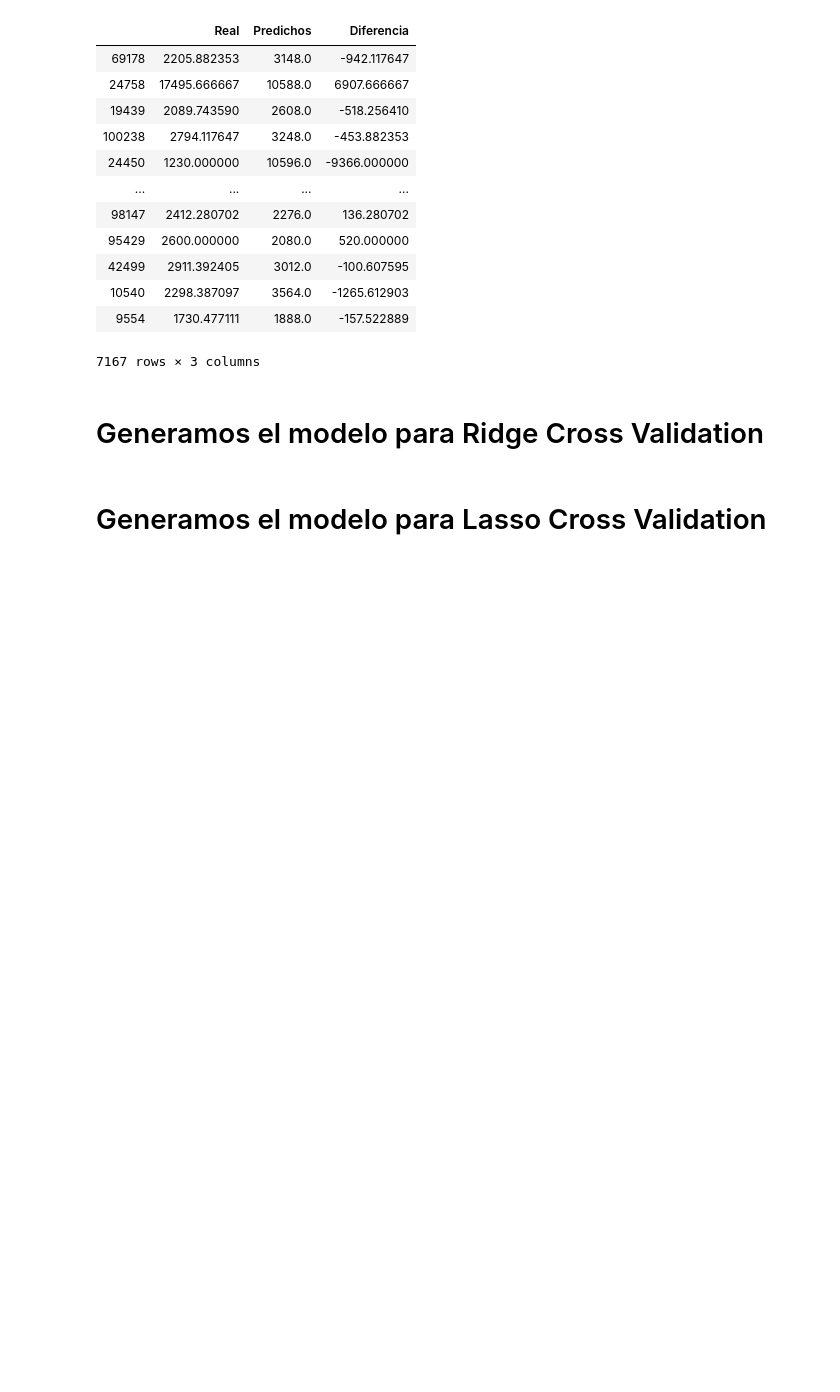
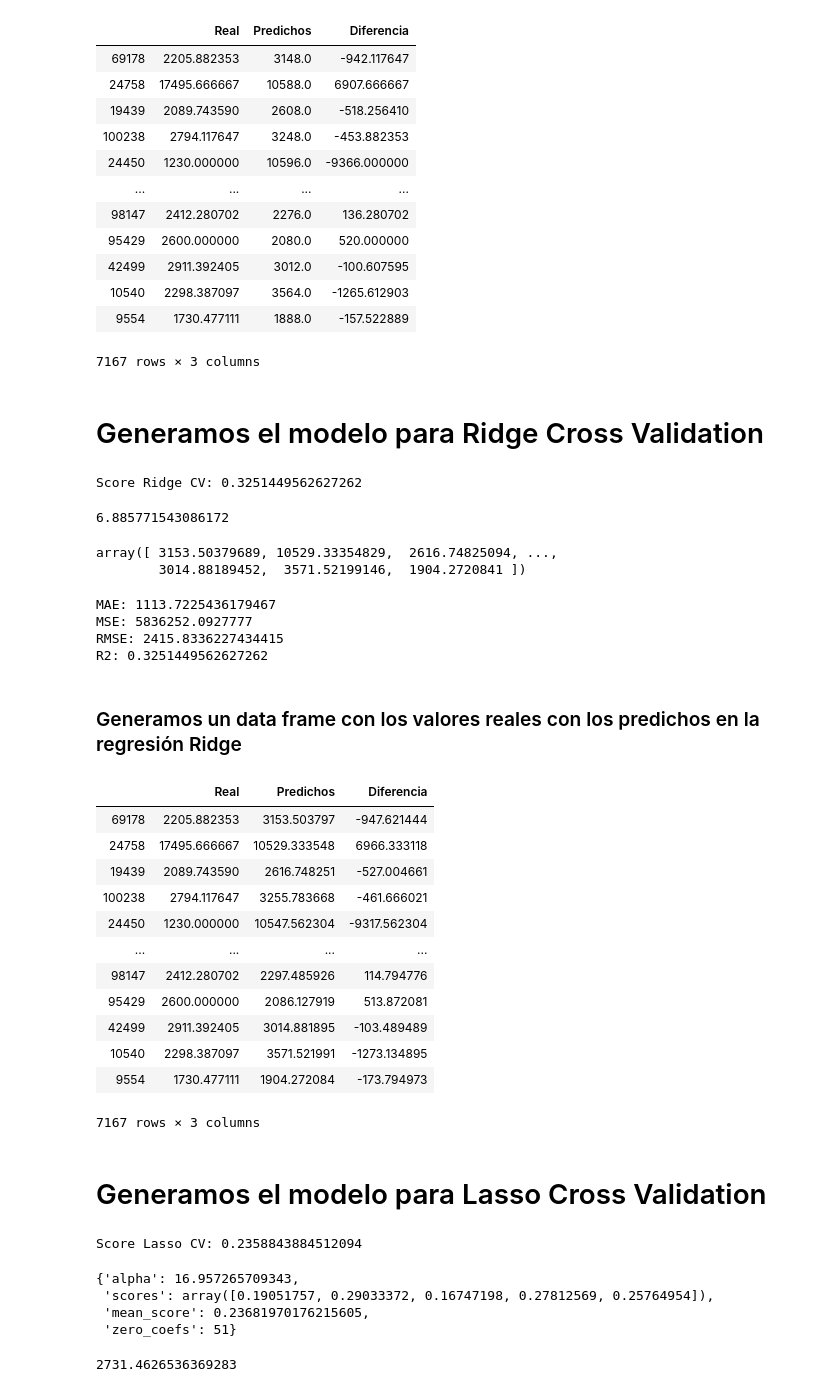
Before and after one commit to rdgagliano/DataScience-Grupo3, a Jupyter notebook: Desafio_2_1.ipynb, the cells around one changed output. Drawn from its saved outputs; the diff is of its cells as text; code cells hidden in the pictures; blank space fills up the shorter version.

Commit message:
Correcciones en los modelos
Ajustes sobre los modelos ridge y lasso.
Se agrego la comparativa entre los modelos regresion lineal simple, ridge y lasso

```diff
--- a/Desafio_2_1.ipynb
+++ b/Desafio_2_1.ipynb
@@ -417,29 +416,81 @@ df_regresion_lineal_prediccion_vs_real
 # %%
 #para el RidgeCV elegimos un alpha desde 0.1 hasta 1, con 300 muestras entre esos dos valores
 
-lm_ridge = RidgeCV(alphas=np.linspace(0.1,1,300), normalize=False, cv=cv)
+lm_ridge = RidgeCV(alphas=np.linspace(4,10,500), normalize=False, cv=cv)
 # Definimos el rango de de búsqueda del hiperparametro explicitamente
 
-model_2 = lm_ridge.fit(X_train, y_train)
+model_ridge = lm_ridge.fit(X_train, y_train)
 
 #ver cual es el alpha que eligio
 
 
-print('Score model_2:', model_2.score(X_test, y_test))
+print('Score Ridge CV:', model_ridge.score(X_test, y_test))
+# %% [output]
+Score Ridge CV: 0.3251449562627262
 # %%
-model_2.alpha_
+model_ridge.alpha_
+# %% [output]
+6.885771543086172
+# %%
+#intentamos predecir
+RidgeCV_predicciones = model_ridge.predict(X_test)
+RidgeCV_predicciones
+# %% [output]
+array([ 3153.50379689, 10529.33354829,  2616.74825094, ...,
+        3014.88189452,  3571.52199146,  1904.2720841 ])
+# %%
+print ('MAE:', metrics.mean_absolute_error(y_true=y_test_array, y_pred=RidgeCV_predicciones))
+print ('MSE:', metrics.mean_squared_error(y_test, RidgeCV_predicciones))
+print ('RMSE:', np.sqrt(metrics.mean_squared_error(y_test, RidgeCV_predicciones)))
+print ('R2:', metrics.r2_score(y_test, RidgeCV_predicciones))
+# %% [output]
+MAE: 1113.7225436179467
+MSE: 5836252.0927777
+RMSE: 2415.8336227434415
+R2: 0.3251449562627262
+# %% [markdown]
+### Generamos un data frame con los valores reales con los predichos en la regresión Ridge
+# %%
+df_ridge_prediccion_vs_real = pd.DataFrame({'Real': y_test, \
+                                           'Predichos': RidgeCV_predicciones.flatten()})
+df_ridge_prediccion_vs_real['Diferencia'] = df_ridge_prediccion_vs_real['Real'] - \
+                                                        df_ridge_prediccion_vs_real['Predichos']
+df_ridge_prediccion_vs_real
+# %% [output]
+|  | Real | Predichos | Diferencia |
+| 69178 | 2205.882353 | 3153.503797 | -947.621444 |
+| 24758 | 17495.666667 | 10529.333548 | 6966.333118 |
+| 19439 | 2089.743590 | 2616.748251 | -527.004661 |
+| 100238 | 2794.117647 | 3255.783668 | -461.666021 |
+| 24450 | 1230.000000 | 10547.562304 | -9317.562304 |
+| ... | ... | ... | ... |
+| 98147 | 2412.280702 | 2297.485926 | 114.794776 |
+| 95429 | 2600.000000 | 2086.127919 | 513.872081 |
+| 42499 | 2911.392405 | 3014.881895 | -103.489489 |
+| 10540 | 2298.387097 | 3571.521991 | -1273.134895 |
+| 9554 | 1730.477111 | 1904.272084 | -173.794973 |
+7167 rows × 3 columns
 # %% [markdown]
 # Generamos el modelo para Lasso Cross Validation
 # %%
 #para este modelo elegimos un alpha desde 0.1 hasta 1, con 300 muestras entre esos dos valores
-lm_lasso = LassoCV(alphas=np.linspace(0.1,1,300), normalize=False, cv=cv)
-model_3 = lm_lasso.fit(X_train, y_train)
-print('Score model_3:', model_3.score(X_train, y_train))
+lm_lasso = LassoCV(alphas=np.linspace(0.001,1,300), normalize=False, cv=cv)
+lasso_model = lm_lasso.fit(X_train, y_train)
+print('Score Lasso CV:', lasso_model.score(X_train, y_train))
+# %% [output]
+Score Lasso CV: 0.2358843884512094
 # %%
 #ejecutamos el LassoCV, usando el cross validation definido anteriormente con 5 iteraciones
-model = LassoCV().fit(X_train, y_train)
-scores = cross_val_score(model, X_train, y_train, cv=cv, scoring='r2')
-dict(alpha=model.alpha_, scores=scores, mean_score=scores.mean(), zero_coefs=(model.coef_ == 0).sum())
+model_lasso = LassoCV().fit(X_train, y_train)
+scores_lasso = cross_val_score(model_lasso, X_train, y_train, cv=cv, scoring='r2')
+dict(alpha=model_lasso.alpha_, scores=scores_lasso, mean_score=scores_lasso.mean(), zero_coefs=(model_lasso.coef_ == 0).sum())
+# %% [output]
+{'alpha': 16.957265709343,
+ 'scores': array([0.19051757, 0.29033372, 0.16747198, 0.27812569, 0.25764954]),
+ 'mean_score': 0.23681970176215605,
+ 'zero_coefs': 51}
 # %%
-model.intercept_
+model_lasso.intercept_
+# %% [output]
+2731.4626536369283
 # %%
```
Also changed, not shown: parts of 11 cells of this notebook.
